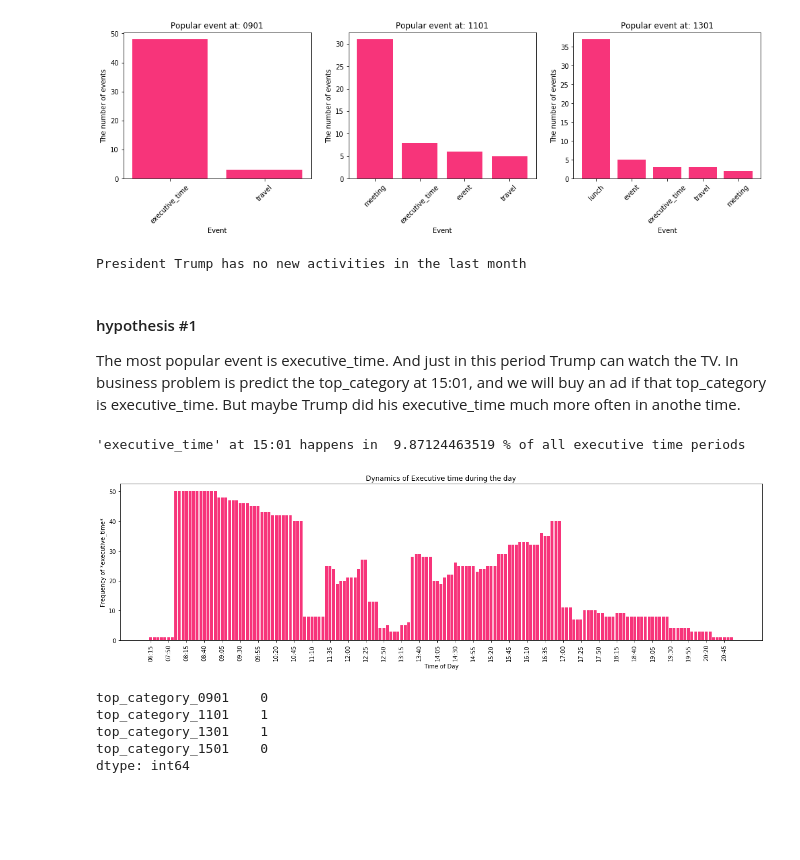
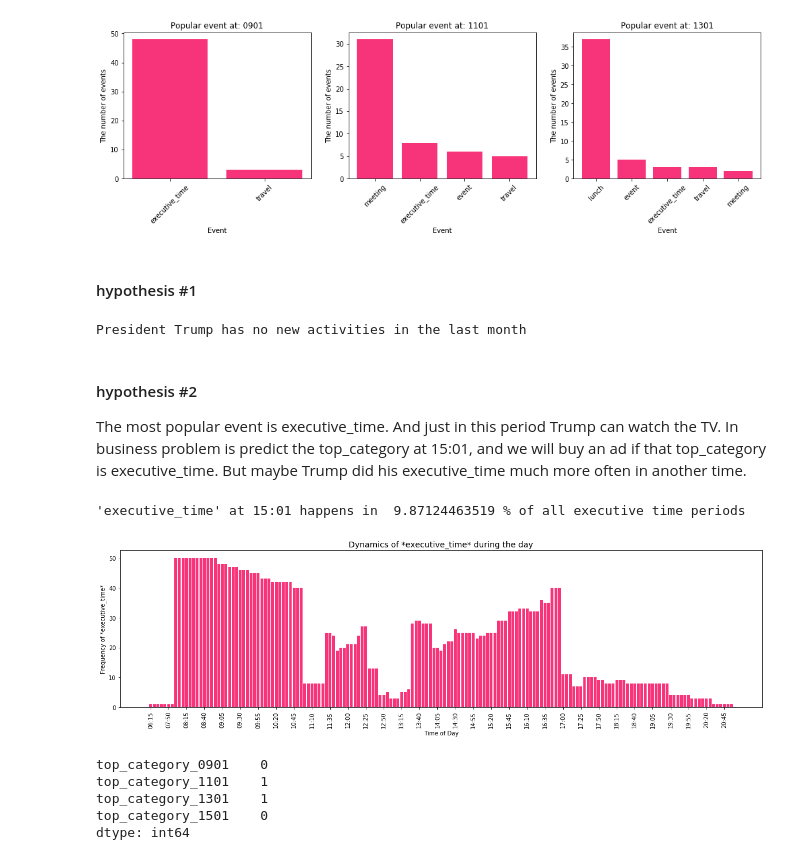
Before and after one commit to yefremenko/predict_trump, a Jupyter notebook: Data_Exploration_&_Preprocessing_&_Hypothesis.ipynb, the cells around one changed output. Saved outputs shown, nothing was run; the diff lists cells and outputs as text; code cells hidden in the pictures; blank space fills up the shorter version.

```diff
--- a/Data_Exploration_&_Preprocessing_&_Hypothesis.ipynb
+++ b/Data_Exploration_&_Preprocessing_&_Hypothesis.ipynb
@@ -175,6 +175,8 @@ plt.subplot(1, 3, 3)
 plot_top_by_time(df,'top_category_1301')
 # %% [output]
 [figure]
+# %% [markdown]
+#### hypothesis #1
 # %%
 categories_in_first_part = df.top_category[:300]
 categories_in_last_part = df.top_category[300:]
@@ -185,8 +187,8 @@ else:
 # %% [output]
 President Trump has no new activities in the last month
 # %% [markdown]
-#### hypothesis #1
-The most popular event is executive_time. And just in this period Trump can watch the TV. In business problem is predict the top_category at 15:01, and we will buy an ad if that top_category is executive_time. But maybe Trump did his executive_time much more often in anothe time.
+#### hypothesis #2
+The most popular event is executive_time. And just in this period Trump can watch the TV. In business problem is predict the top_category at 15:01, and we will buy an ad if that top_category is executive_time. But maybe Trump did his executive_time much more often in another time.
 # %%
 df_executive = df[df.top_category == 'executive_time']
 
@@ -220,20 +222,20 @@ for row in intervals:
 # %%
 df_interval['dummy_column'] = 1
 
 df_interval_bar =  df_interval.groupby('interval')['dummy_column'].sum()
 plt.figure(figsize = (20,5))
 height  = df_interval_bar
 bars = df_interval_bar.index.values
 y_pos = np.arange(len(bars))
 plt.bar(y_pos, height, color = '#F7347A')
 plt.xticks(y_pos[::5], [w[:5] for w in bars][::5])
-plt.title('Dynamics of Executive time during the day')
+plt.title('Dynamics of *executive_time* during the day', fontsize=14)
 plt.ylabel('Frequency of *executive_time*')
 plt.xlabel('Time of Day')
 plt.xticks(rotation = 90)
 plt.show()
 # %% [output]
-[figure, old version]
+[figure, new version]
 # %%
 def training_data(df):
     data_train = pd.DataFrame()
```
Also changed, not shown: parts of 2 cells of this notebook.
